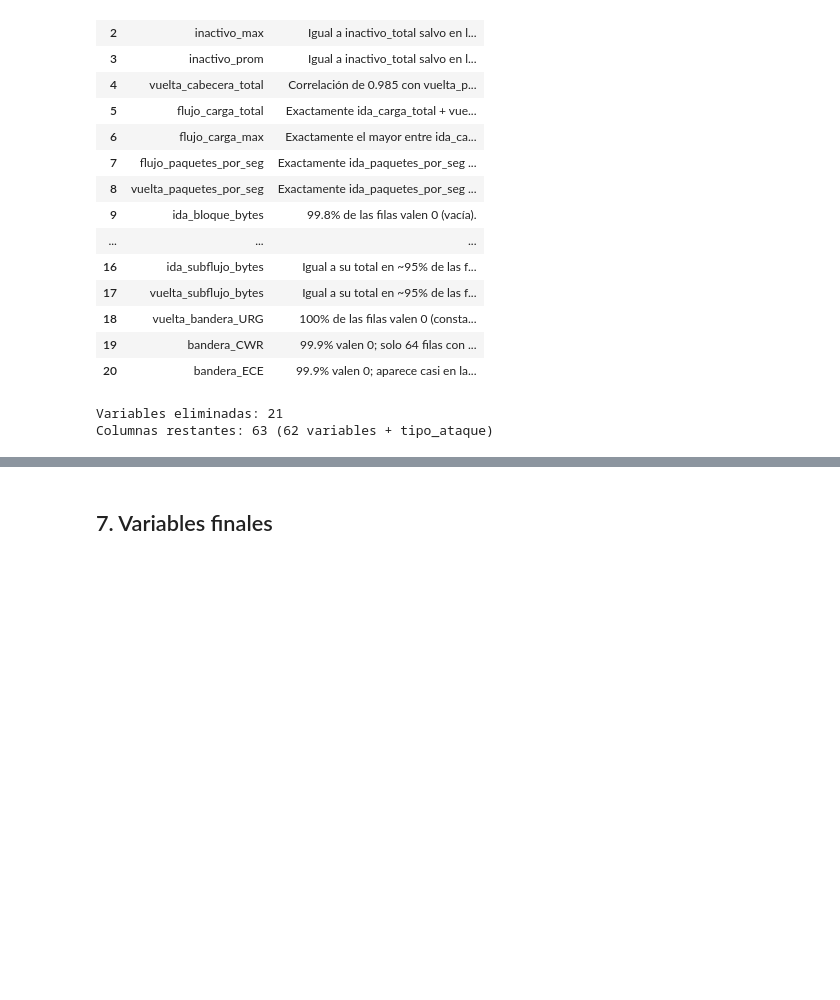
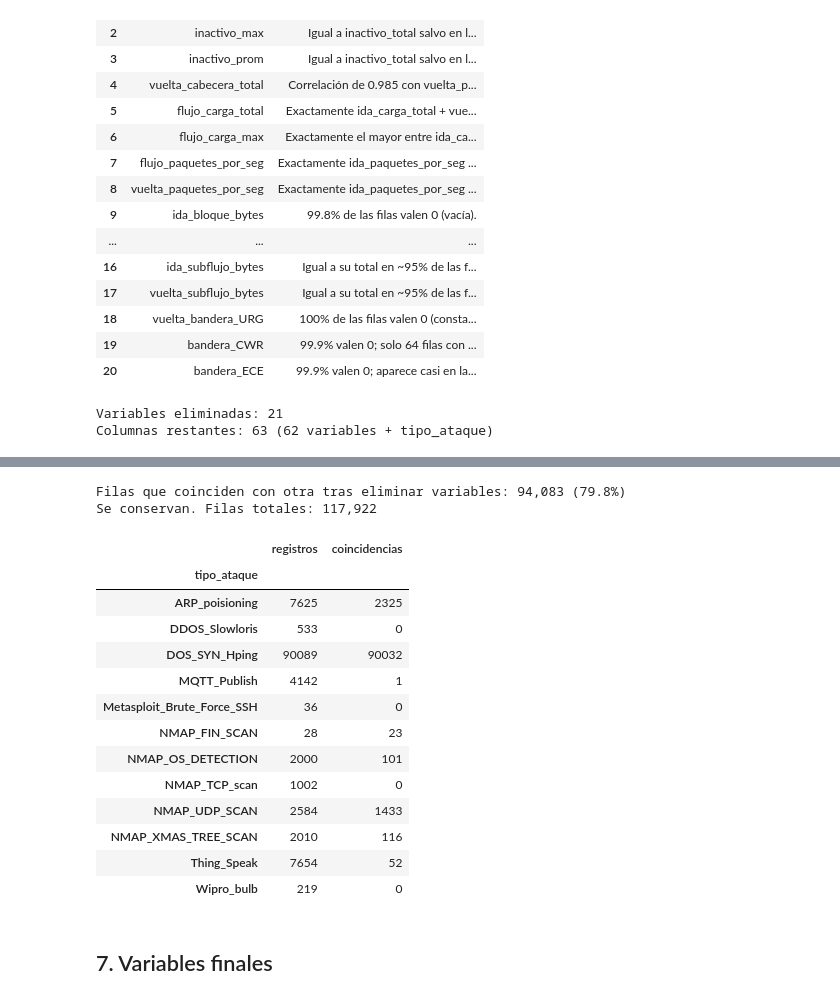
Before and after one commit to franciscosdafas133/ML_Aplicado_IoT, a Jupyter notebook: preparacion_datos.ipynb, the cells around one changed output, grey strips where cells are left out. Saved outputs shown, nothing was run; the diff lists cells and outputs as text; code cells hidden in the pictures; blank space fills up the shorter version.

```diff
--- a/preparacion_datos.ipynb
+++ b/preparacion_datos.ipynb
@@ -537,3 +490,30 @@ se eliminan. El conjunto final queda con 23.822 filas.
+# %%
+n_coincidencias = int(data.duplicated().sum())
+print(f"Filas que coinciden con otra tras eliminar variables: {n_coincidencias:,} ({n_coincidencias / len(data) * 100:.1f}%)")
+print(f"Se conservan. Filas totales: {len(data):,}")
+
+coinciden = pd.DataFrame({
+    "registros": data["tipo_ataque"].value_counts(),
+    "coincidencias": data.loc[data.duplicated(), "tipo_ataque"].value_counts(),
+}).fillna(0).astype(int)
+coinciden
+# %% [output]
+Filas que coinciden con otra tras eliminar variables: 94,083 (79.8%)
+Se conservan. Filas totales: 117,922
+|  | registros | coincidencias |
+| tipo_ataque |  |  |
+| ARP_poisioning | 7625 | 2325 |
+| DDOS_Slowloris | 533 | 0 |
+| DOS_SYN_Hping | 90089 | 90032 |
+| MQTT_Publish | 4142 | 1 |
+| Metasploit_Brute_Force_SSH | 36 | 0 |
+| NMAP_FIN_SCAN | 28 | 23 |
+| NMAP_OS_DETECTION | 2000 | 101 |
+| NMAP_TCP_scan | 1002 | 0 |
+| NMAP_UDP_SCAN | 2584 | 1433 |
+| NMAP_XMAS_TREE_SCAN | 2010 | 116 |
+| Thing_Speak | 7654 | 52 |
+| Wipro_bulb | 219 | 0 |
 # %% [markdown]
 ## 7. Variables finales
 # %%
```
Also changed, not shown: parts of 15 cells of this notebook, 2 other files.
